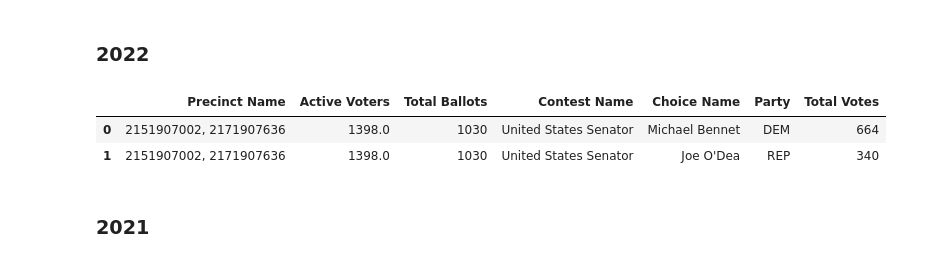
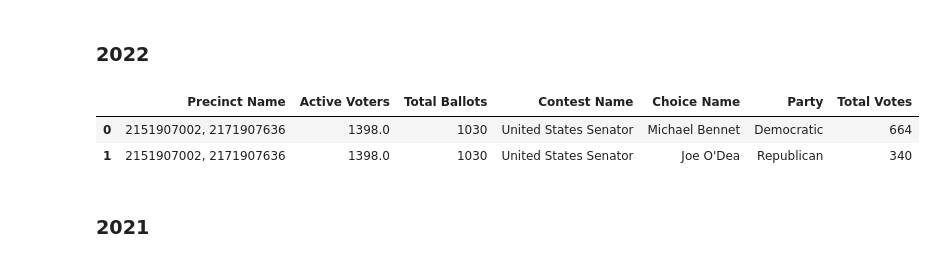
Before and after one commit to BoulderPublicData/Election-Results, a Jupyter notebook: Cleaning.ipynb, the cells around one changed output. Drawn from its saved outputs; the diff is of its cells as text; code cells hidden in the pictures.

Commit message:
Standardize choice names and parties

```diff
--- a/Cleaning.ipynb
+++ b/Cleaning.ipynb
@@ -54,3 +54,30 @@ common_cols = ['Precinct Name','Active Voters','Total Ballots','Contest Name','C
+# %%
+party_map = {
+    'ACN':'Constitution',
+    'DEM':'Democratic',
+    'GRN':'Green',
+    'IND':'Independent',
+    'LBR':'Libertarian',
+    'REP':'Republican',
+    'UAF':'Unaffiliated',
+    'NP':'No Party',
+    'UNI':'Unity',
+    'APV':'Approval',
+    'CTR':'Center'
+}
+# %%
+choice_name_map = {
+    'NO/AGAINST':'No',
+    'YES/FOR':'Yes',
+    'NO':'No',
+    'YES':'Yes',
+    'Against the Measure':'No',
+    'For the Measure':'Yes',
+    'AGAINST THE MEASURE':'No',
+    'FOR THE MEASURE':'Yes',
+    'No/Against':'No',
+    'Yes/For':'Yes',
+}
 # %% [markdown]
 ### 2022
 # %%
@@ -61,35 +88,41 @@ sov22_raw_df = pd.read_excel(
 )
 
 # Rename columns for consistency
 sov22_raw_df = sov22_raw_df.rename(
     columns = {
         'Contest Title':'Contest Name',
         'Precinct Name \n(Short)':'Precinct Name (Short)',
         'Precinct Name \n(Long)':'Precinct Name',
         'Active \nVoters':'Active Voters',
         'Total \nBallots':'Total Ballots',
         'Total \nVotes':'Total Votes',
         'Total \nUndervotes':'Total Undervotes',
         'Total \nOvervotes':'Total Overvotes'
     }
 )
 
+# Map party abbreviations to fuller name
+sov22_raw_df['Party'] = sov22_raw_df['Party'].map(party_map)
+
 # Subset to common columns
 sov22_df = sov22_raw_df.reindex(columns=common_cols)
+
+# Cast choices to consistent names
+sov22_df.replace({'Choice Name':choice_name_map},inplace=True)
 
 # Write common columns to disk
 sov22_df.to_csv(
     boco_cleaned_path + '2022-general-sov.csv',
     index = False,
     encoding='utf8'
 )
 
 # Inspect
 sov22_df.head(2)
 # %% [output]
 |  | Precinct Name | Active Voters | Total Ballots | Contest Name | Choice Name | Party | Total Votes |
-| 0 | 2151907002, 2171907636 | 1398.0 | 1030 | United States Senator | Michael Bennet | DEM | 664 |
-| 1 | 2151907002, 2171907636 | 1398.0 | 1030 | United States Senator | Joe O'Dea | REP | 340 |
+| 0 | 2151907002, 2171907636 | 1398.0 | 1030 | United States Senator | Michael Bennet | Democratic | 664 |
+| 1 | 2151907002, 2171907636 | 1398.0 | 1030 | United States Senator | Joe O'Dea | Republican | 340 |
 # %% [markdown]
 ### 2021
 # %%
```
Also changed, not shown: parts of 84 cells of this notebook, 15 other files.
